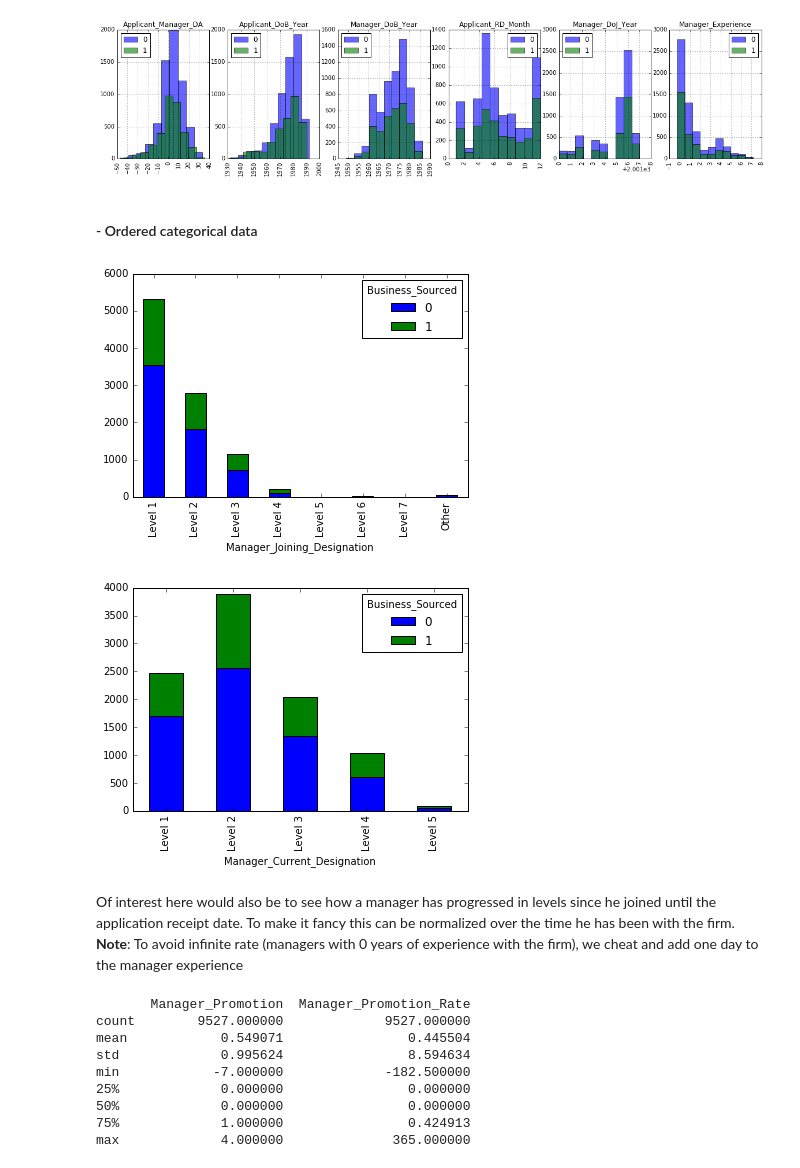
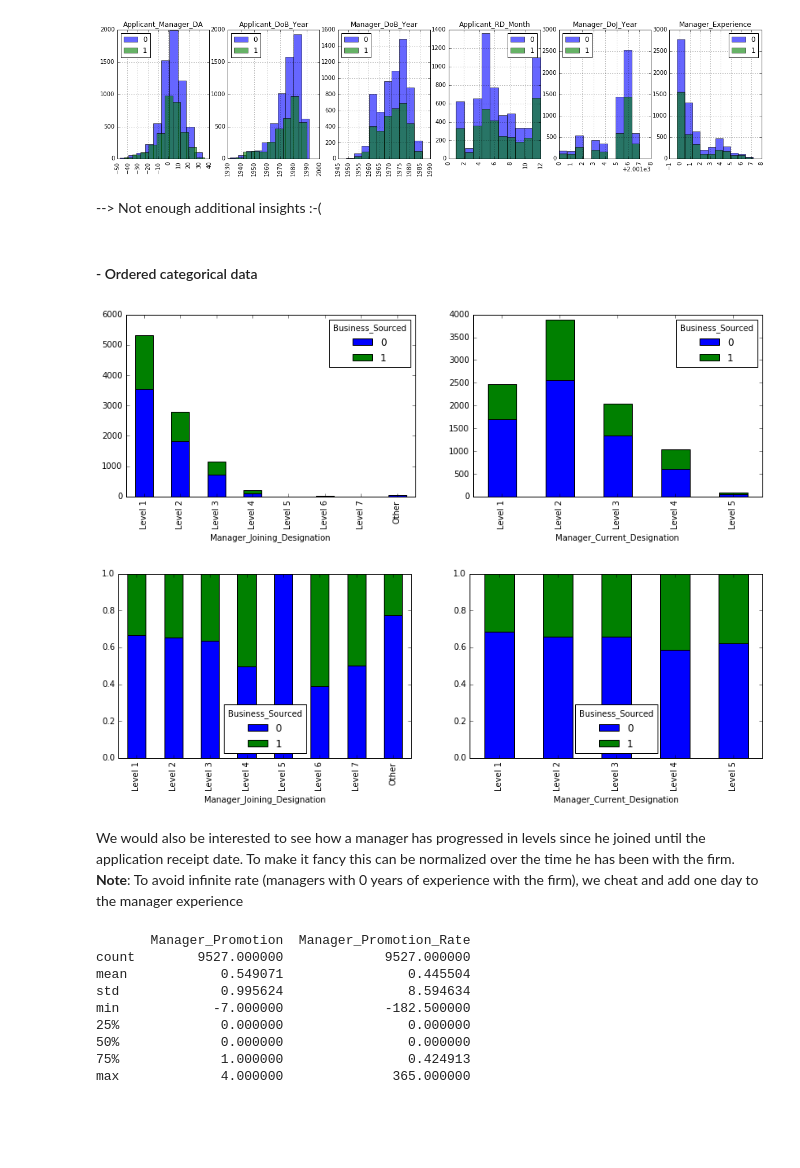
Before and after one commit to kthouz/the_smart_recruits, a Jupyter notebook: the smart recruits.ipynb, the cells around one changed output. Cells and saved outputs as stored; diff of their text form; code cells hidden in the pictures; blank space fills up the shorter version.

```diff
--- a/the smart recruits.ipynb
+++ b/the smart recruits.ipynb
@@ -102,10 +141,10 @@ data_types = {
     'dates':['Application_Receipt_Date','Applicant_DoB','Manager_DoJ','Manager_DoB'],
     'unordered_cat':['Office_PIN','Applicant_City_PIN','Applicant_Gender','Applicant_Marital_Status',
                    'Applicant_Occupation','Applicant_Qualification','Manager_Status','Manager_Gender',
-                   'Manager_Business','Manager_Business2','Business_Sourced'],
+                   'Business_Sourced'],
     'ordered_cat':['Manager_Joining_Designation','Manager_Current_Designation'],
     'integers':['Manager_Grade','Manager_Num_Application','Manager_Num_Coded','Manager_Num_Products',
-                'Manager_Num_Products2']
+                'Manager_Num_Products2','Manager_Business','Manager_Business2']
 }
 # %% [markdown]
 Now, we convert each column to its proper data type and prepare a label encoder to transform categorical into numeric. this will be used later
@@ -203,21 +242,32 @@ for col in new_cols:
 plt.show()
 # %% [output]
 [figure]
+# %% [markdown]
+--> Not enough additional insights :-(
 # %% [markdown]
 #### - Ordered categorical data
 # %%
-#print data_types['ordered_cat']
-#fig,ax = plt.subplots(1,2,figsize = (14,4))
+#print "Un-normalized"
+fig,ax = plt.subplots(1,2,figsize = (14,4))
 for col in data_types['ordered_cat']:
     #generate cross table first
     ct = pd.crosstab(df_train[col],df_train['Business_Sourced'],margins=True)
-    #ct = ct/ct.iloc[-1] #normalize
-    ct.iloc[:-1,:-1].plot(kind='bar',stacked=True)
+    #normalize
+    #ct = ct.apply(percConvert,axis=1)
+    ct.iloc[:-1,:-1].plot(kind='bar',stacked=True, ax=ax[data_types['ordered_cat'].index(col)])
+#print "Normalized"
+fig,ax = plt.subplots(1,2,figsize = (14,4))
+for col in data_types['ordered_cat']:
+    #generate cross table first
+    ct = pd.crosstab(df_train[col],df_train['Business_Sourced'],margins=True)
+    #normalize
+    ct = ct.apply(percConvert,axis=1)
+    ct.iloc[:-1,:-1].plot(kind='bar',stacked=True, ax=ax[data_types['ordered_cat'].index(col)])
 # %% [output]
-[figure, old version]
+[figure, new version]
-[figure, old version]
+[figure, new version]
 # %% [markdown]
-Of interest here would also be to see how a manager has progressed in levels since he joined until the application receipt date. To make it fancy this can be  normalized over the time he has been with the firm. **Note**: To avoid infinite rate (managers with 0 years of experience with the firm), we cheat and add one day to the manager experience
+We would also be interested to see how a manager has progressed in levels since he joined until the application receipt date. To make it fancy this can be  normalized over the time he has been with the firm. **Note**: To avoid infinite rate (managers with 0 years of experience with the firm), we cheat and add one day to the manager experience
 # %%
 c1 = 'Manager_Current_Designation'
 c2 = 'Manager_Joining_Designation'
```
Also changed, not shown: parts of 22 cells of this notebook, 1 other file.
